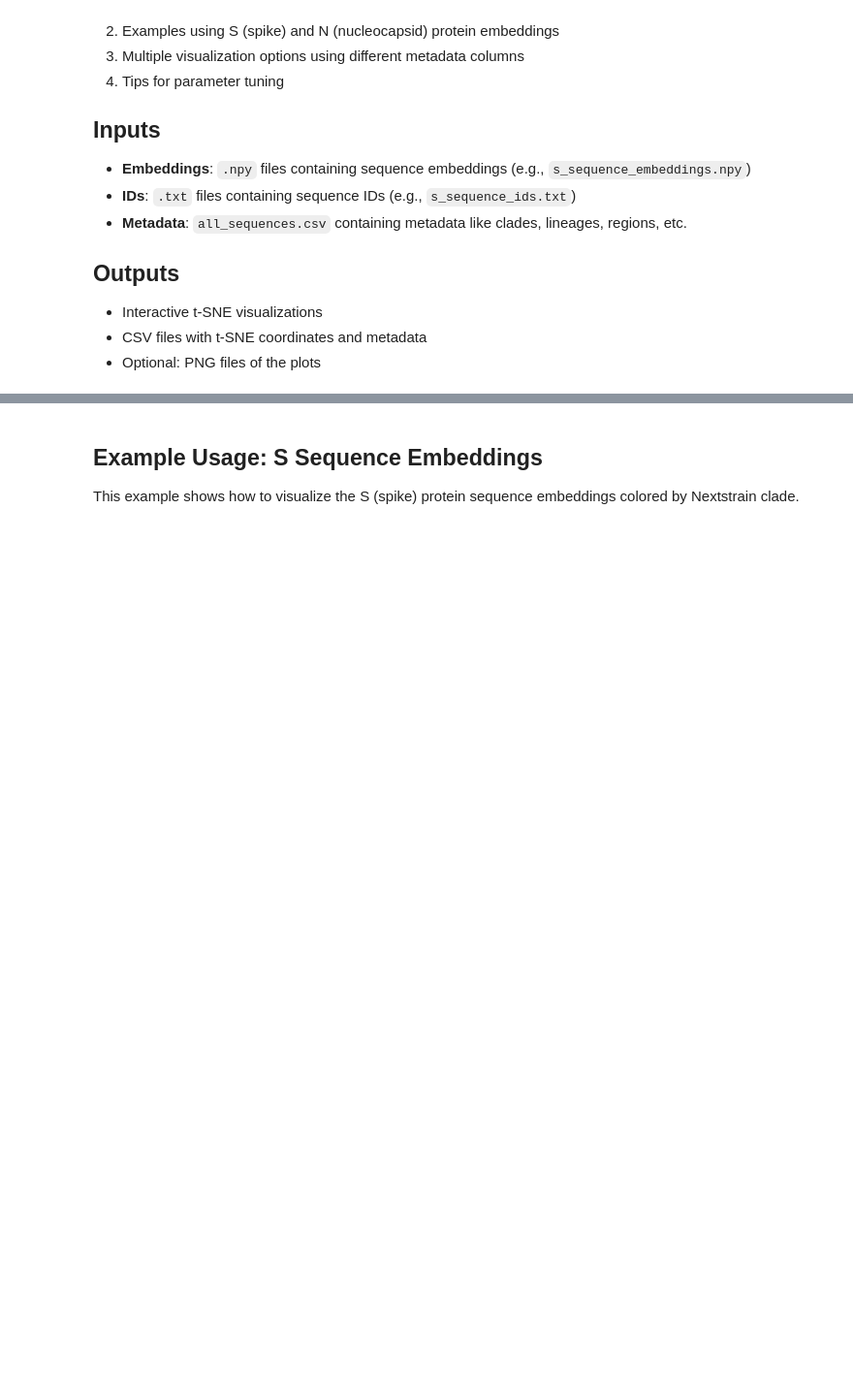
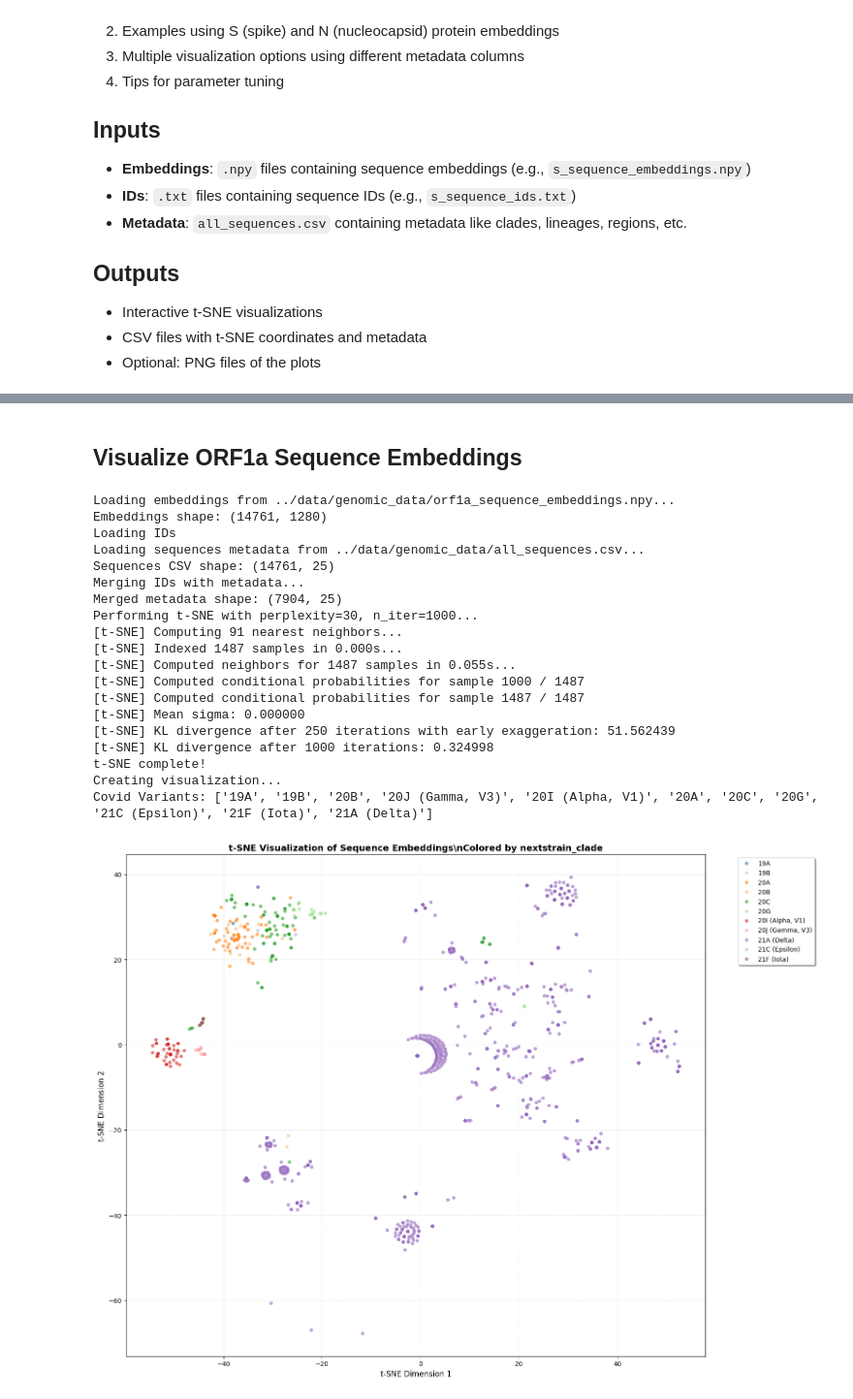
Before and after one commit to vnagpal25/gen-cov-abm, a Jupyter notebook: notebooks/visualize-embeddings.ipynb, the cells around one changed output, grey strips where cells are left out. Shown at 97% size. Cells and saved outputs as stored; diff of their text form; code cells hidden in the pictures; blank space fills up the shorter version.

```diff
--- a/notebooks/visualize-embeddings.ipynb
+++ b/notebooks/visualize-embeddings.ipynb
@@ -287,22 +289,39 @@ def visualize_embeddings_tsne(
     return tsne_results, metadata_df
 # %% [markdown]
-## Example Usage: S Sequence Embeddings
-
-This example shows how to visualize the S (spike) protein sequence embeddings colored by Nextstrain clade.
+## Visualize ORF1a Sequence Embeddings
 # %%
-embeddings_path = '../data/s_sequence_embeddings.npy'
-# embeddings_path = '../data/finetuned_s_embeddings.npy'
-ids_path = '../data/s_sequence_ids.txt'
-sequences_csv_path = '../data/all_sequences-v2.csv'
+embeddings_path = '../data/genomic_data/orf1a_sequence_embeddings.npy'
+ids_path = '../data/genomic_data/orf1a_sequence_ids.txt'
+sequences_csv_path = '../data/genomic_data/all_sequences.csv'
 
 # tSNE visualization
 tsne_results, metadata_df = visualize_embeddings_tsne(
     embeddings_path=embeddings_path,
     ids_path=ids_path,
     sequences_csv_path=sequences_csv_path,
     perplexity=30,
     n_iter=1000,
     color_by='nextstrain_clade',
-    figsize=(16, 12),
-    save_path='../s_embeddings_tsne_by_clade.png'  # Optional: comment out to not save
+    figsize=(16, 12)
 )
+# %% [output]
+Loading embeddings from ../data/genomic_data/orf1a_sequence_embeddings.npy...
+Embeddings shape: (14761, 1280)
+Loading IDs
+Loading sequences metadata from ../data/genomic_data/all_sequences.csv...
+Sequences CSV shape: (14761, 25)
+Merging IDs with metadata...
+Merged metadata shape: (7904, 25)
+Performing t-SNE with perplexity=30, n_iter=1000...
+[t-SNE] Computing 91 nearest neighbors...
+[t-SNE] Indexed 1487 samples in 0.000s...
+[t-SNE] Computed neighbors for 1487 samples in 0.055s...
+[t-SNE] Computed conditional probabilities for sample 1000 / 1487
+[t-SNE] Computed conditional probabilities for sample 1487 / 1487
+[t-SNE] Mean sigma: 0.000000
+[t-SNE] KL divergence after 250 iterations with early exaggeration: 51.562439
+[t-SNE] KL divergence after 1000 iterations: 0.324998
+t-SNE complete!
+Creating visualization...
+Covid Variants: ['19A', '19B', '20B', '20J (Gamma, V3)', '20I (Alpha, V1)', '20A', '20C', '20G', '21C (Epsilon)', '21F (Iota)', '21A (Delta)']
+[figure, added]
```
Also changed, not shown: parts of 6 cells of this notebook, 1 other file.
